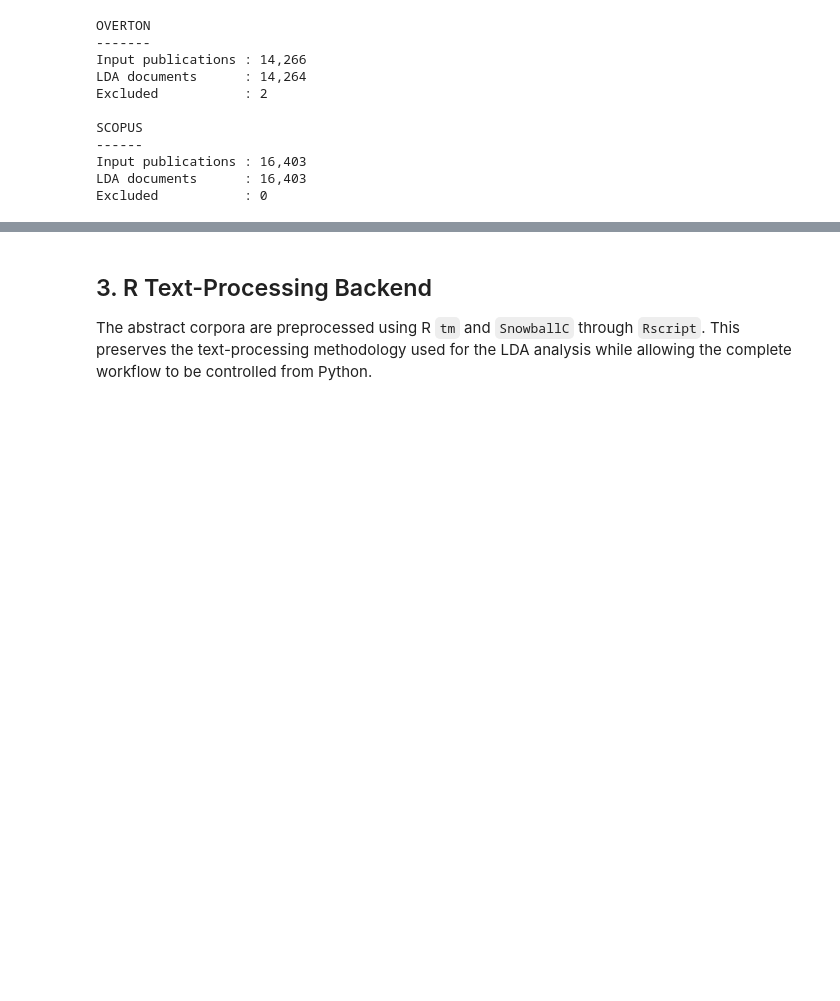
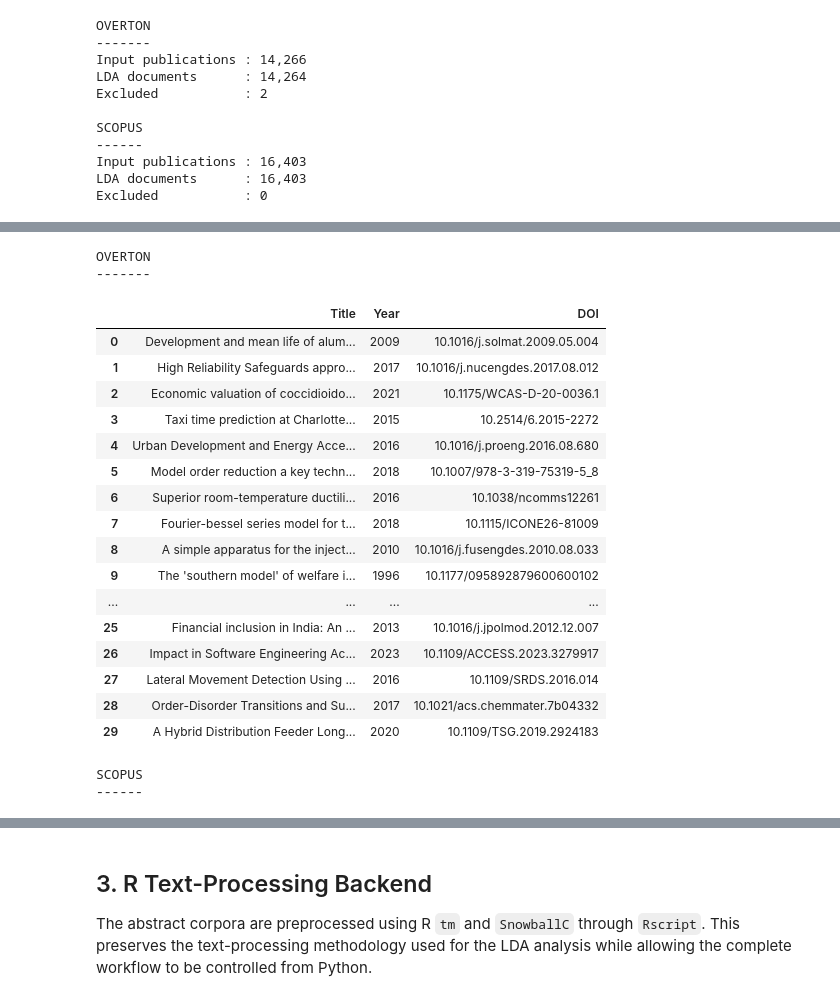
Before and after one commit to mdzalfirdausi/review_paper_2, a Jupyter notebook: notebooks/2.topic_modeling.ipynb, the cells around one changed output, grey strips where cells are left out. Saved outputs shown, nothing was run; the diff lists cells and outputs as text; code cells hidden in the pictures; blank space fills up the shorter version.

```diff
--- a/notebooks/2.topic_modeling.ipynb
+++ b/notebooks/2.topic_modeling.ipynb
@@ -199,0 +293,75 @@ Excluded           : 0
+# %%
+relevance_diagnostics = {}
+
+for corpus_name, corpus_df in lda_corpora.items():
+
+    text = (
+        corpus_df["Title"].fillna("")
+        + " "
+        + corpus_df["Abstract"].fillna("")
+    )
+
+    relevant_mask = text.str.contains(
+        power_pattern,
+        regex=True,
+    )
+
+    diagnostic_df = (
+        corpus_df.loc[
+            ~relevant_mask,
+            [
+                "Title",
+                "Year",
+                "DOI",
+                "Abstract",
+            ],
+        ]
+        .copy()
+    )
+
+    relevance_diagnostics[
+        corpus_name
+    ] = diagnostic_df
+
+    print(f"\n{corpus_name.upper()}")
+    print("-" * len(corpus_name))
+
+    display(
+        diagnostic_df[
+            [
+                "Title",
+                "Year",
+                "DOI",
+            ]
+        ]
+        .sample(
+            n=min(
+                30,
+                len(diagnostic_df),
+            ),
+            random_state=123,
+        )
+        .reset_index(drop=True)
+    )
+# %% [output]
+OVERTON
+-------
+|  | Title | Year | DOI |
+| 0 | Development and mean life of alum... | 2009 | 10.1016/j.solmat.2009.05.004 |
+| 1 | High Reliability Safeguards appro... | 2017 | 10.1016/j.nucengdes.2017.08.012 |
+| 2 | Economic valuation of coccidioido... | 2021 | 10.1175/WCAS-D-20-0036.1 |
+| 3 | Taxi time prediction at Charlotte... | 2015 | 10.2514/6.2015-2272 |
+| 4 | Urban Development and Energy Acce... | 2016 | 10.1016/j.proeng.2016.08.680 |
+| 5 | Model order reduction a key techn... | 2018 | 10.1007/978-3-319-75319-5_8 |
+| 6 | Superior room-temperature ductili... | 2016 | 10.1038/ncomms12261 |
+| 7 | Fourier-bessel series model for t... | 2018 | 10.1115/ICONE26-81009 |
+| 8 | A simple apparatus for the inject... | 2010 | 10.1016/j.fusengdes.2010.08.033 |
+| 9 | The 'southern model' of welfare i... | 1996 | 10.1177/095892879600600102 |
+| ... | ... | ... | ... |
+| 25 | Financial inclusion in India: An ... | 2013 | 10.1016/j.jpolmod.2012.12.007 |
+| 26 | Impact in Software Engineering Ac... | 2023 | 10.1109/ACCESS.2023.3279917 |
+| 27 | Lateral Movement Detection Using ... | 2016 | 10.1109/SRDS.2016.014 |
+| 28 | Order-Disorder Transitions and Su... | 2017 | 10.1021/acs.chemmater.7b04332 |
+| 29 | A Hybrid Distribution Feeder Long... | 2020 | 10.1109/TSG.2019.2924183 |
+SCOPUS
+------
```
Also changed, not shown: parts of 3 cells of this notebook.
